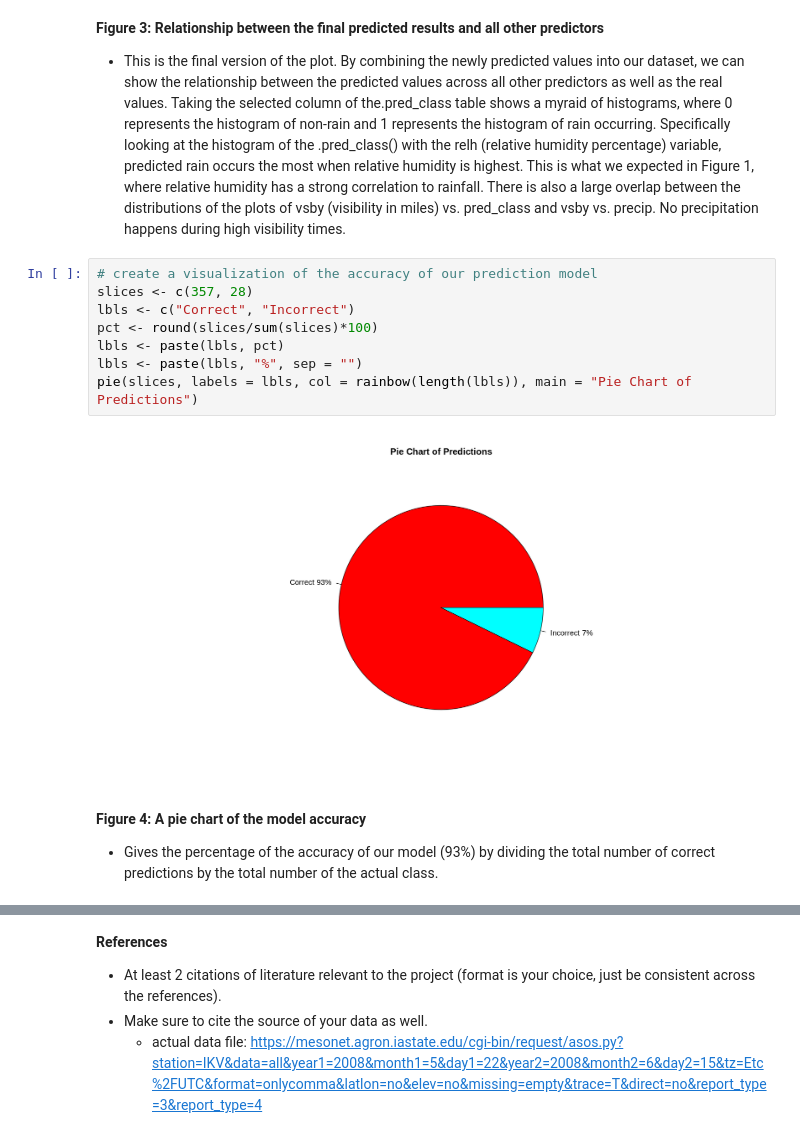
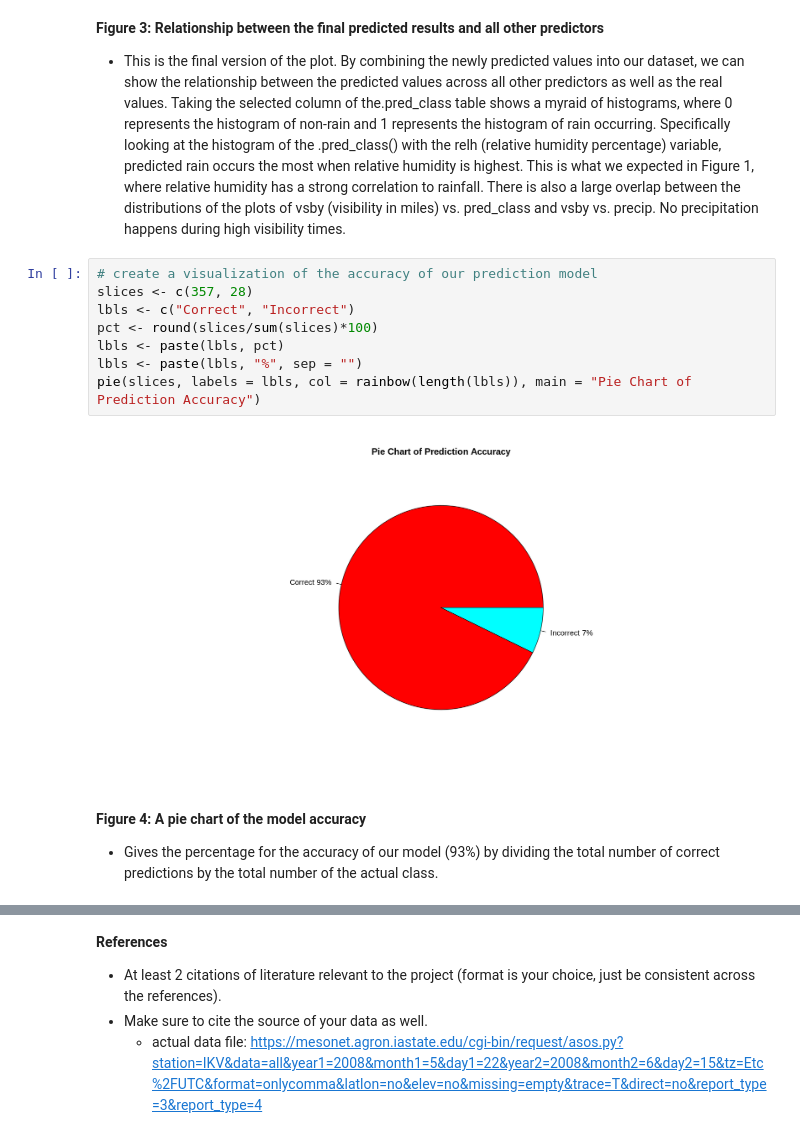
Before and after one commit to joobjoobsi/DSCI-group-44-project, a Jupyter notebook: GroupProject.ipynb, the cells around one changed output, grey strips where cells are left out. Saved outputs shown, nothing was run; the diff lists cells and outputs as text.

```diff
--- a/GroupProject.ipynb
+++ b/GroupProject.ipynb
@@ -397,17 +397,17 @@ matrix_plot
 # %%
 # create a visualization of the accuracy of our prediction model
 slices <- c(357, 28)
 lbls <- c("Correct", "Incorrect")
 pct <- round(slices/sum(slices)*100)
 lbls <- paste(lbls, pct)
 lbls <- paste(lbls, "%", sep = "")
-pie(slices, labels = lbls, col = rainbow(length(lbls)), main = "Pie Chart of Predictions")
+pie(slices, labels = lbls, col = rainbow(length(lbls)), main = "Pie Chart of Prediction Accuracy")
 # %% [output]
-[figure, old version]
+[figure, new version]
 # %% [markdown]
 
 **Figure 4: A pie chart of the model accuracy**
-- Gives the percentage of the accuracy of our model (93%) by dividing the total number of correct predictions by the total number of the actual class.
+- Gives the percentage for the accuracy of our model (93%) by dividing the total number of correct predictions by the total number of the actual class.
 # %% [markdown]
 ***Discussion***
 - summarize what you found
```
Also changed, not shown: parts of 9 cells of this notebook.
